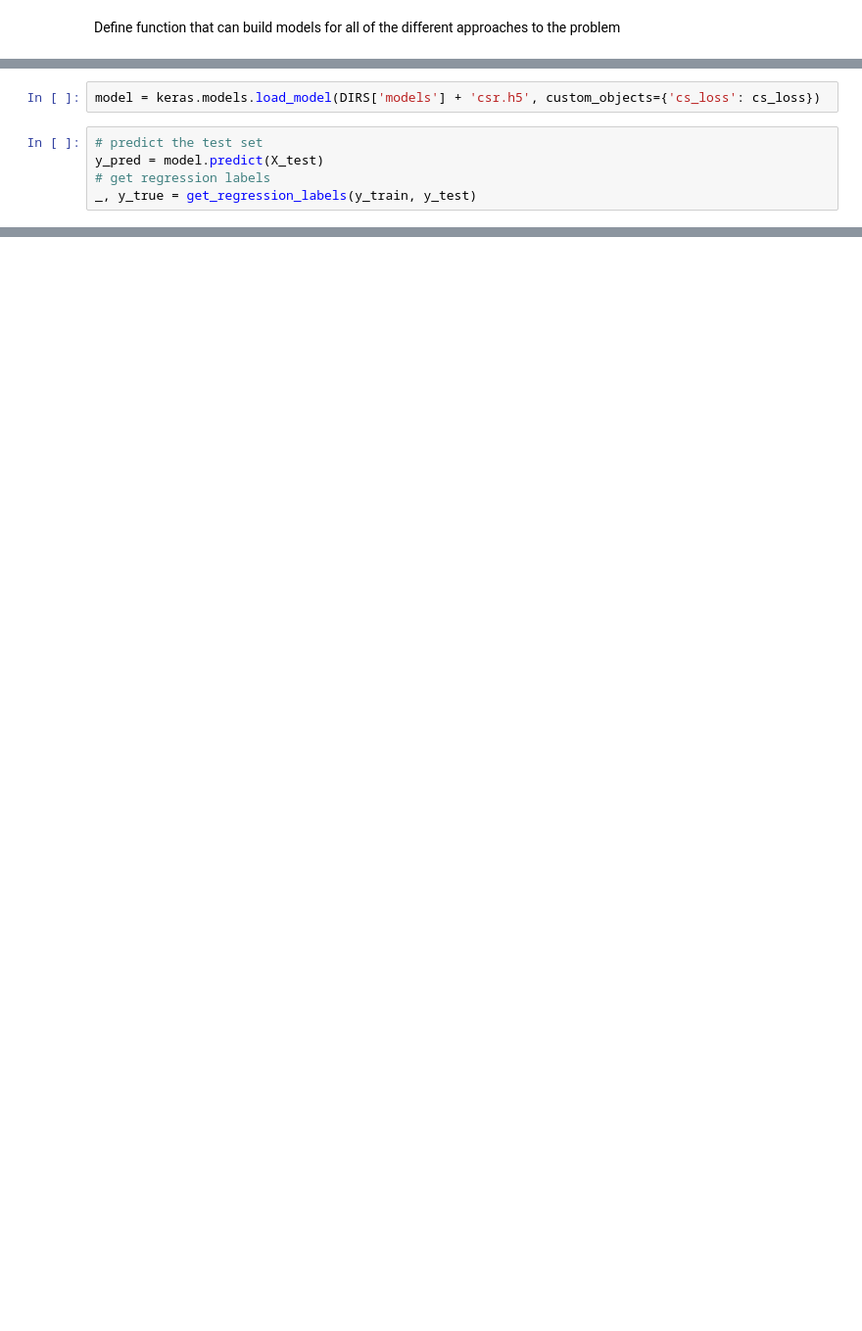
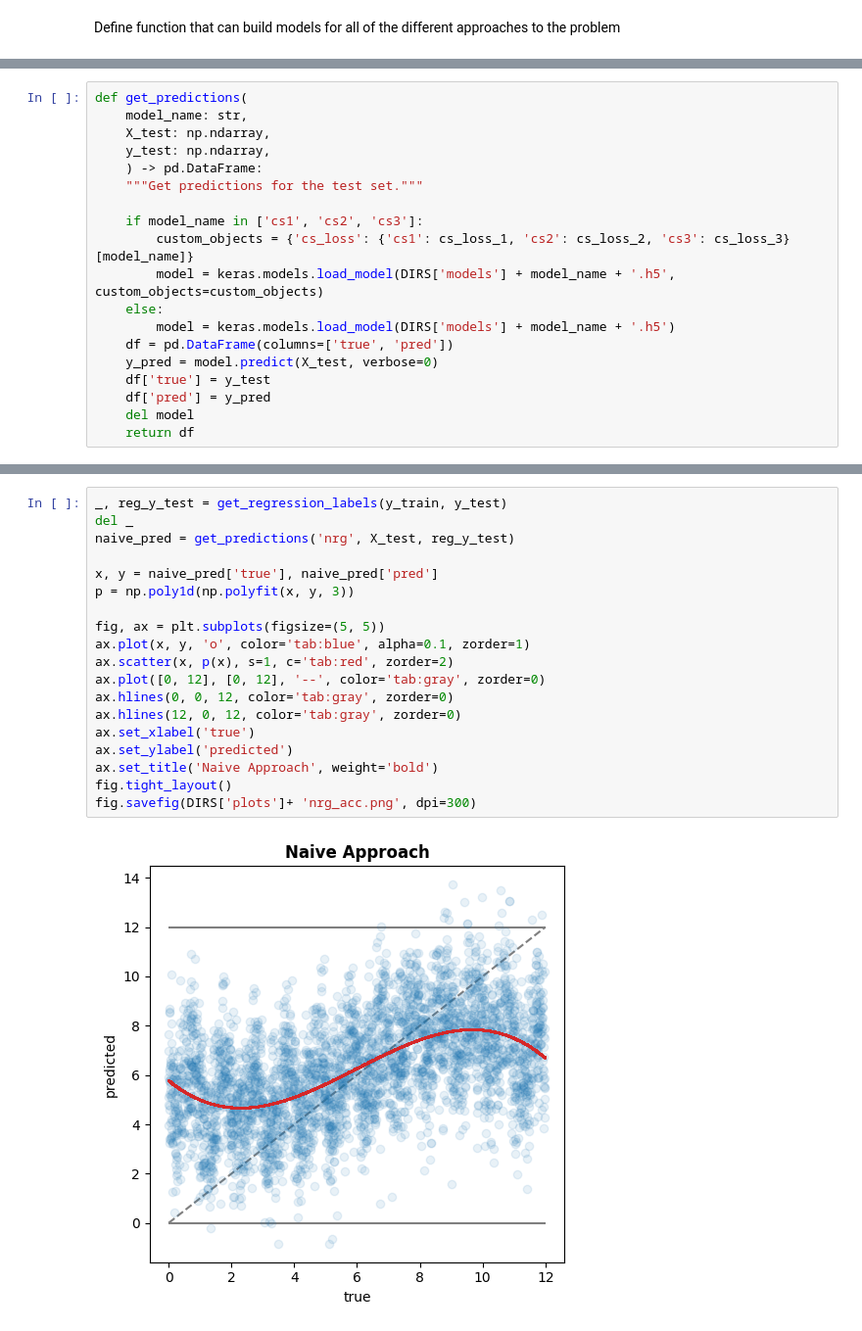
Before and after one commit to Josef-Hlink/DL-MCG, a Jupyter notebook: src/Task2_final.ipynb, the cells around one changed output, grey strips where cells are left out. Shown at 98% size. Saved outputs shown, nothing was run; the diff lists cells and outputs as text; blank space fills up the shorter version.

```diff
--- a/src/Task2_final.ipynb
+++ b/src/Task2_final.ipynb
@@ -289,7 +319,0 @@ df_test.to_csv(DIRS['csv'] + 'cse_test.csv')
-# %%
-model = keras.models.load_model(DIRS['models'] + 'csr.h5', custom_objects={'cs_loss': cs_loss})
-# %%
-# predict the test set
-y_pred = model.predict(X_test)
-# get regression labels
-_, y_true = get_regression_labels(y_train, y_test)
@@ -366,0 +322,19 @@ plt.savefig('../results/plots/csf_acc.png', dpi=300)
+# %%
+def get_predictions(
+    model_name: str,
+    X_test: np.ndarray,
+    y_test: np.ndarray,
+    ) -> pd.DataFrame:
+    """Get predictions for the test set."""
+
+    if model_name in ['cs1', 'cs2', 'cs3']:
+        custom_objects = {'cs_loss': {'cs1': cs_loss_1, 'cs2': cs_loss_2, 'cs3': cs_loss_3}[model_name]}
+        model = keras.models.load_model(DIRS['models'] + model_name + '.h5', custom_objects=custom_objects)
+    else:
+        model = keras.models.load_model(DIRS['models'] + model_name + '.h5')
+    df = pd.DataFrame(columns=['true', 'pred'])
+    y_pred = model.predict(X_test, verbose=0)
+    df['true'] = y_test
+    df['pred'] = y_pred
+    del model
+    return df
@@ -366,0 +407,21 @@ plt.savefig('../results/plots/csf_acc.png', dpi=300)
+# %%
+_, reg_y_test = get_regression_labels(y_train, y_test)
+del _
+naive_pred = get_predictions('nrg', X_test, reg_y_test)
+
+x, y = naive_pred['true'], naive_pred['pred']
+p = np.poly1d(np.polyfit(x, y, 3))
+
+fig, ax = plt.subplots(figsize=(5, 5))
+ax.plot(x, y, 'o', color='tab:blue', alpha=0.1, zorder=1)
+ax.scatter(x, p(x), s=1, c='tab:red', zorder=2)
+ax.plot([0, 12], [0, 12], '--', color='tab:gray', zorder=0)
+ax.hlines(0, 0, 12, color='tab:gray', zorder=0)
+ax.hlines(12, 0, 12, color='tab:gray', zorder=0)
+ax.set_xlabel('true')
+ax.set_ylabel('predicted')
+ax.set_title('Naive Approach', weight='bold')
+fig.tight_layout()
+fig.savefig(DIRS['plots']+ 'nrg_acc.png', dpi=300)
+# %% [output]
+[figure, added]
```
Also changed, not shown: parts of 20 cells of this notebook, 1 other file.
